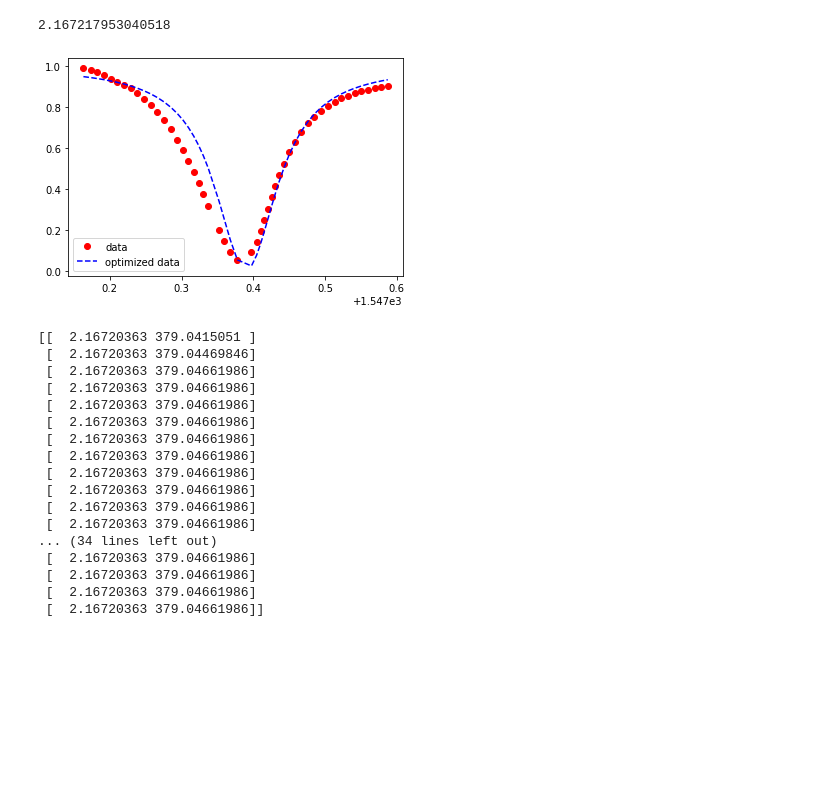
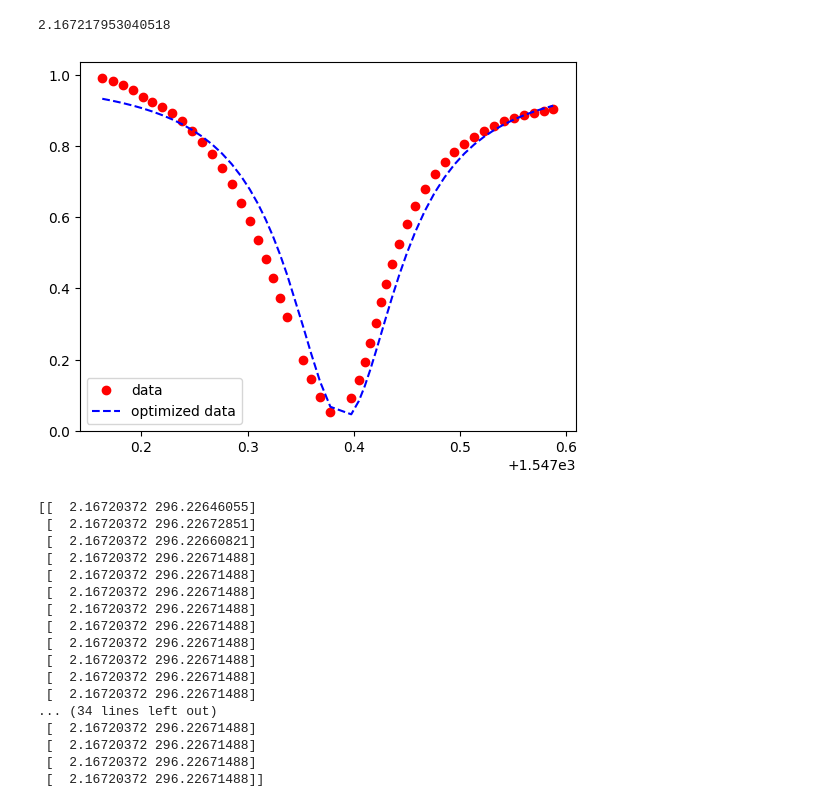
Before and after one commit to madelynnjm/Updated_Thesis, a Jupyter notebook: Falco/RT-code/RT0V.ipynb, the cells around one changed output. Drawn from its saved outputs; the diff is of its cells as text; code cells hidden in the pictures; blank space fills up the shorter version.

```diff
--- a/Falco/RT-code/RT0V.ipynb
+++ b/Falco/RT-code/RT0V.ipynb
@@ -17,7 +17,7 @@ def dB2Frac(dB):
 # %%
 #this is the transmission data that can be changed for every iteration
 
-V0_T= np.loadtxt("RT-Transmission-Data/0V-RT-Data.csv", delimiter=",")
+V0_T= np.loadtxt("../RT-Transmission-Data/0V-RT-Data.csv", delimiter=",")
 x = V0_T[:,0]
 y = V0_T[:,1]
 # %%
@@ -32,24 +32,24 @@ plt.show()
 # %%
 def Guess(wavelength,neff, abscoef_power):
-    return Tsymthru(wavelength, neff, abscoef_power, 0.99, 10e-6)
+    return Tsymthru(wavelength, neff, abscoef_power, 0.987, 10e-6)
 # %%
 neff_m_88 = 88*1547.39/(10000*2*math.pi)
 print(neff_m_88)
 # %% [output]
 2.167217953040518
 # %%
-ans = Guess(x*1e-9,neff_m_88, 280)
+ans = Guess(x*1e-9,neff_m_88, 290)
 
 plt.plot(x, y, 'o', color ='red', label ="data")
 plt.plot(x, ans, '--', color ='blue', label ="optimized data")
 plt.legend()
 plt.savefig("fitdata.png")
 plt.show()
 # %% [output]
-[figure, old version]
+[figure, new version]
 # %%
 fit_params_arr=np.zeros([len(y)+1,2])
-fit_params_arr[0]=[neff_m_88, 280]
+fit_params_arr[0]=[neff_m_88, 290]
 for i in range(len(y)):
     fit_params_arr[i],fit_cov_arr=curve_fit(Guess,x*1e-9,y,p0=fit_params_arr[i])
     fit_params_arr[i+1]=fit_params_arr[i]
@@ -57,23 +57,23 @@ fit_params_arr=fit_params_arr[:-1]
 
 print(fit_params_arr)
 # %% [output]
-[[  2.16720363 379.0415051 ]
- [  2.16720363 379.04469846]
- [  2.16720363 379.04661986]
- [  2.16720363 379.04661986]
- [  2.16720363 379.04661986]
- [  2.16720363 379.04661986]
- [  2.16720363 379.04661986]
- [  2.16720363 379.04661986]
- [  2.16720363 379.04661986]
- [  2.16720363 379.04661986]
- [  2.16720363 379.04661986]
- [  2.16720363 379.04661986]
+[[  2.16720372 296.22646055]
+ [  2.16720372 296.22672851]
+ [  2.16720372 296.22660821]
+ [  2.16720372 296.22671488]
+ [  2.16720372 296.22671488]
+ [  2.16720372 296.22671488]
+ [  2.16720372 296.22671488]
+ [  2.16720372 296.22671488]
+ [  2.16720372 296.22671488]
+ [  2.16720372 296.22671488]
+ [  2.16720372 296.22671488]
+ [  2.16720372 296.22671488]
 ... (34 lines left out)
- [  2.16720363 379.04661986]
- [  2.16720363 379.04661986]
- [  2.16720363 379.04661986]
- [  2.16720363 379.04661986]]
+ [  2.16720372 296.22671488]
+ [  2.16720372 296.22671488]
+ [  2.16720372 296.22671488]
+ [  2.16720372 296.22671488]]
 # %%
 fit_ans = Guess(x*1e-9,fit_params_arr[:,0], fit_params_arr[:,1])
 # %%
```
Also changed, not shown: parts of 2 cells of this notebook, 19 other files.
